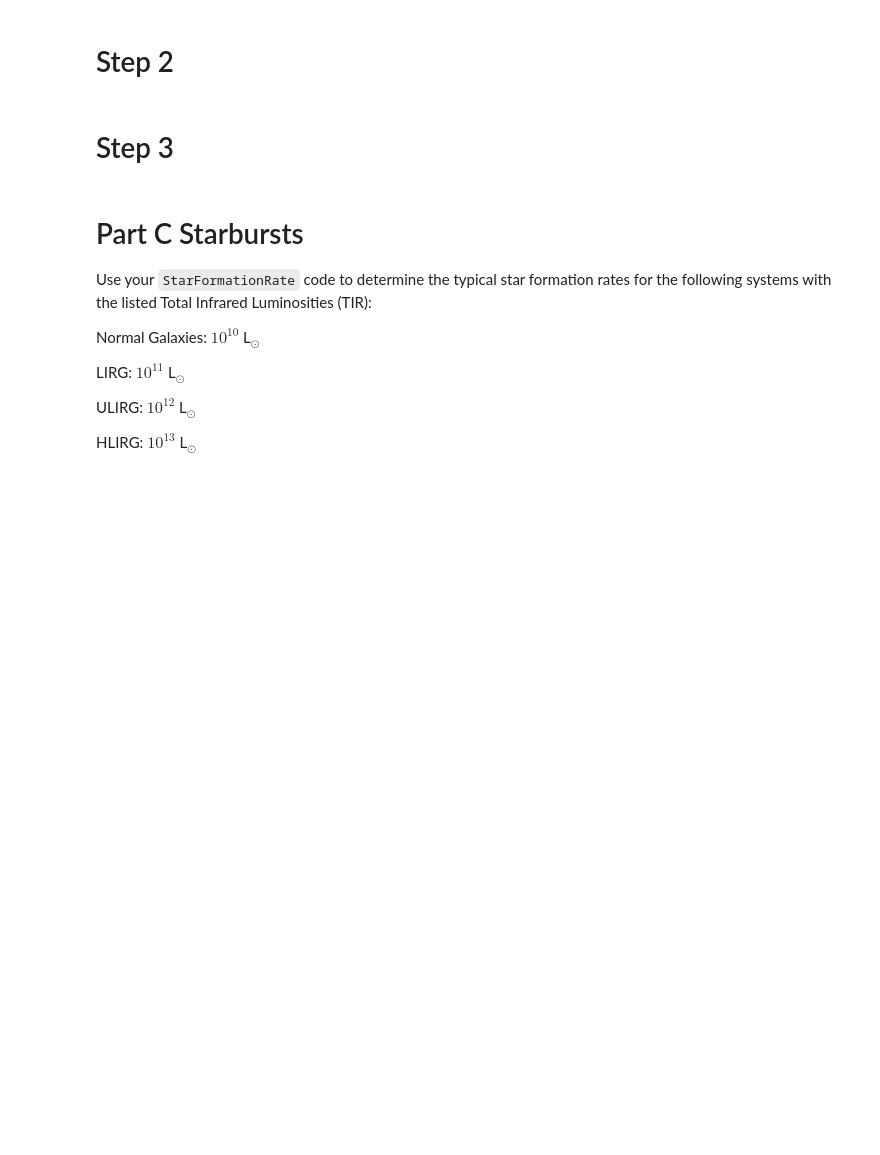
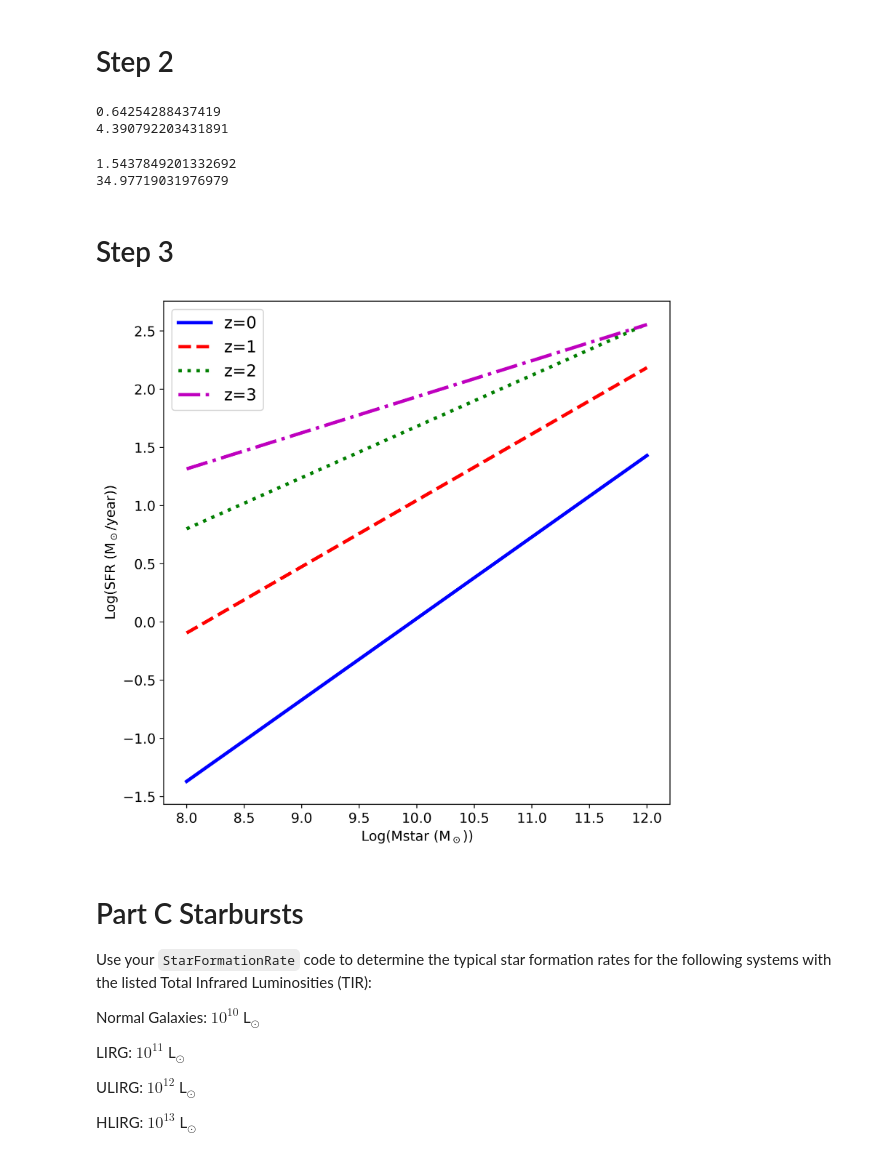
Before and after one commit to swapnaneeldey/ASTR400B, a Jupyter notebook: Labs/Lab8/Lab8.ipynb, the cells around one changed output. Saved outputs shown, nothing was run; the diff lists cells and outputs as text; code cells hidden in the pictures; blank space fills up the shorter version.

```diff
--- a/Labs/Lab8/Lab8.ipynb
+++ b/Labs/Lab8/Lab8.ipynb
@@ -120,36 +120,53 @@ def SFRMainSequece(Mstar, z):
 # Step 2
 # %%
 # MW at z=0
+MWmstar = 7.5e10
+print(SFRMainSequece(MWmstar, 0))
+print(10**SFRMainSequece(MWmstar, 0))
+# %% [output]
+0.64254288437419
+4.390792203431891
 # %%
 # MW at z = 1
+print(SFRMainSequece(MWmstar, 1))
+print(10**SFRMainSequece(MWmstar, 1))
+# %% [output]
+1.5437849201332692
+34.97719031976979
 # %% [markdown]
 # Step 3
 # %%
 # create an array of stellar masses
+Mass = np.linspace(1e8, 1e12)
 # %%
 
 fig = plt.figure(figsize=(8,8), dpi=500)
 ax = plt.subplot(111)
 
 # add log log plots
-
+plt.plot(np.log10(Mass), SFRMainSequece(Mass, 0), color = "b", lw = 3, ls = "-", label='z=0')
+plt.plot(np.log10(Mass), SFRMainSequece(Mass, 1), color = "r", lw = 3,  ls = "--", label='z=1')
+plt.plot(np.log10(Mass), SFRMainSequece(Mass, 2), color = "g", lw = 3, ls = ':', label='z=2')
+plt.plot(np.log10(Mass), SFRMainSequece(Mass, 3), color = "m", lw = 3, ls = '-.', label='z=3')
 
 # Add axis labels
 plt.xlabel('Log(Mstar (M$_\odot$))', fontsize=12)
 plt.ylabel('Log(SFR (M$_\odot$/year))', fontsize=12)
 
 
 #adjust tick label font size
 label_size = 12
 matplotlib.rcParams['xtick.labelsize'] = label_size
 matplotlib.rcParams['ytick.labelsize'] = label_size
 
 # add a legend with some customizations.
 legend = ax.legend(loc='upper left',fontsize='x-large')
 
 
 # Save file
-#plt.savefig('Lab8_SFR_MainSequence.png')
+plt.savefig('/Users/swapnaneeldey/Desktop/ASTR400Bfiles/ASTR400B/Labs/Lab8/Lab8_SFR_MainSequence.png')
+# %% [output]
+[figure, added]
 # %% [markdown]
 # Part C  Starbursts
 
```
Also changed, not shown: parts of 8 cells of this notebook, 1 other file.
